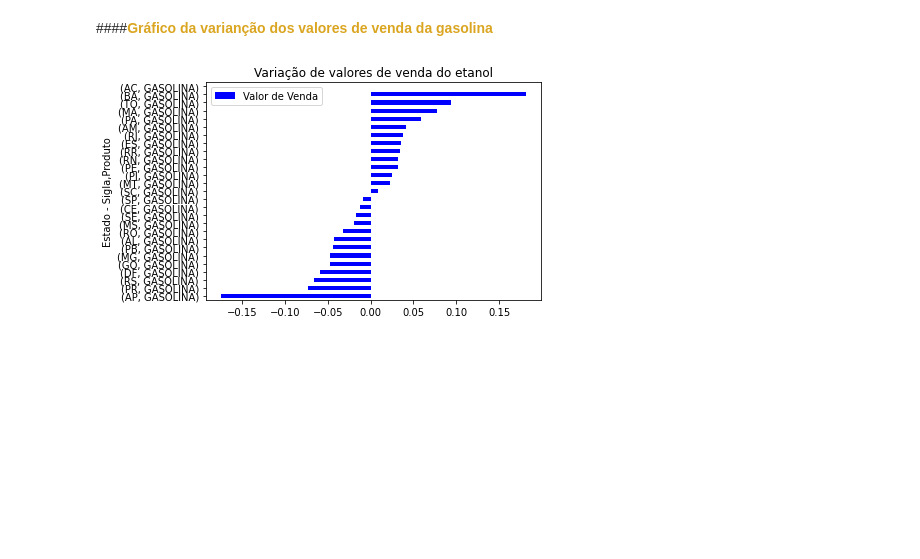
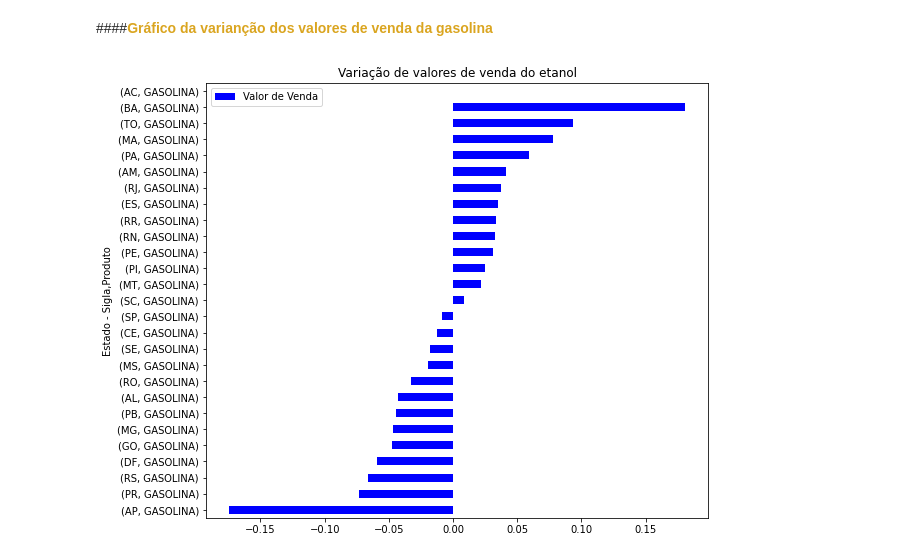
Before and after one commit to amoralles/ProjetoFinal_M4, a Jupyter notebook: ProjetoFinal_M4.ipynb, the cells around one changed output. Cells and saved outputs as stored; diff of their text form; code cells hidden in the pictures; blank space fills up the shorter version.

```diff
--- a/ProjetoFinal_M4.ipynb
+++ b/ProjetoFinal_M4.ipynb
@@ -738,7 +742,7 @@ gas_var.tail()
 ####<font color ='#DAA520'><b>Gráfico da varianção dos valores de venda da gasolina</b></font>
 # %%
 gas_var.plot(kind="barh", title="Variação de valores de venda do etanol",
-        color={"Blue"})
+        color={"Blue"}, figsize=(9,8))
 plt.show();
 # %% [output]
-[figure, old version]
+[figure, new version]
```
Also changed, not shown: parts of 5 cells of this notebook.
